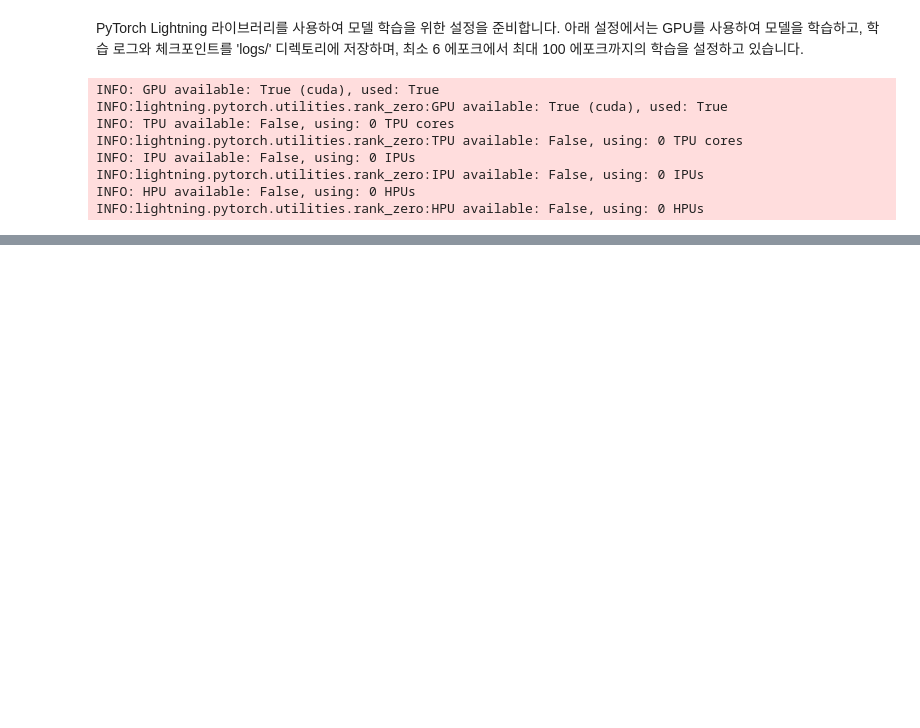
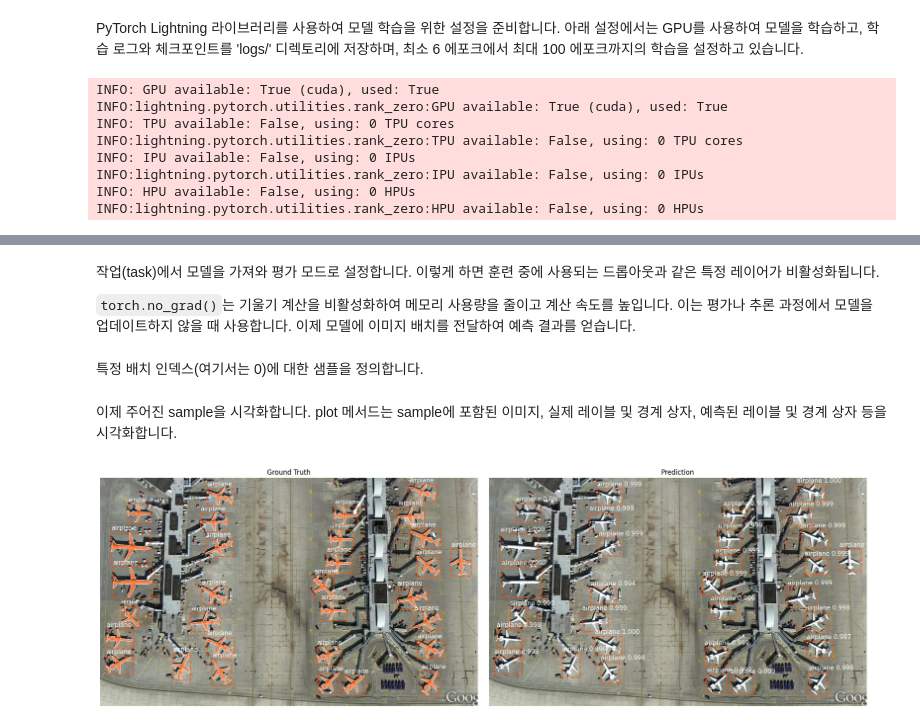
Before and after one commit to osgeokr/torchgeo-explained, a Jupyter notebook: TorchGeo_객체_탐지_예제_소개.ipynb, the cells around one changed output, grey strips where cells are left out. Drawn from its saved outputs; the diff is of its cells as text; code cells hidden in the pictures; blank space fills up the shorter version.

```diff
--- a/TorchGeo_객체_탐지_예제_소개.ipynb
+++ b/TorchGeo_객체_탐지_예제_소개.ipynb
@@ -246,0 +253,33 @@ OutOfMemoryError: CUDA out of memory. Tried to allocate 2.05 GiB. GPU 0 has a to
+# %%
+batch = next(iter(dl))
+# %% [markdown]
+작업(task)에서 모델을 가져와 평가 모드로 설정합니다. 이렇게 하면 훈련 중에 사용되는 드롭아웃과 같은 특정 레이어가 비활성화됩니다.
+
+`torch.no_grad()`는 기울기 계산을 비활성화하여 메모리 사용량을 줄이고 계산 속도를 높입니다. 이는 평가나 추론 과정에서 모델을 업데이트하지 않을 때 사용합니다. 이제 모델에 이미지 배치를 전달하여 예측 결과를 얻습니다.
+# %%
+model = task.model
+model.eval()
+
+with torch.no_grad():
+  out = model(batch["image"])
+# %% [markdown]
+특정 배치 인덱스(여기서는 0)에 대한 샘플을 정의합니다.
+# %%
+batch_idx = 0
+sample = {
+    "image": batch["image"][batch_idx],  # 이미지
+    "boxes": batch["boxes"][batch_idx],  # 실제 경계 상자
+    "labels": batch["labels"][batch_idx],  # 실제 라벨
+    "masks": batch["masks"][batch_idx],  # 실제 마스크
+    "prediction_labels": out[batch_idx]["labels"],  # 모델이 예측한 라벨
+    "prediction_boxes": out[batch_idx]["boxes"],  # 모델이 예측한 경계 상자
+    "prediction_scores": out[batch_idx]["scores"],  # 각 예측의 신뢰도 점수
+}
+# %% [markdown]
+이제 주어진 sample을 시각화합니다. plot 메서드는 sample에 포함된 이미지, 실제 레이블 및 경계 상자, 예측된 레이블 및 경계 상자 등을 시각화합니다.
+# %%
+ds.plot(sample)
+plt.savefig('inference.png', bbox_inches='tight')
+plt.show()
+# %% [output]
+[figure, added]
```
Also changed, not shown: parts of 4 cells of this notebook.
